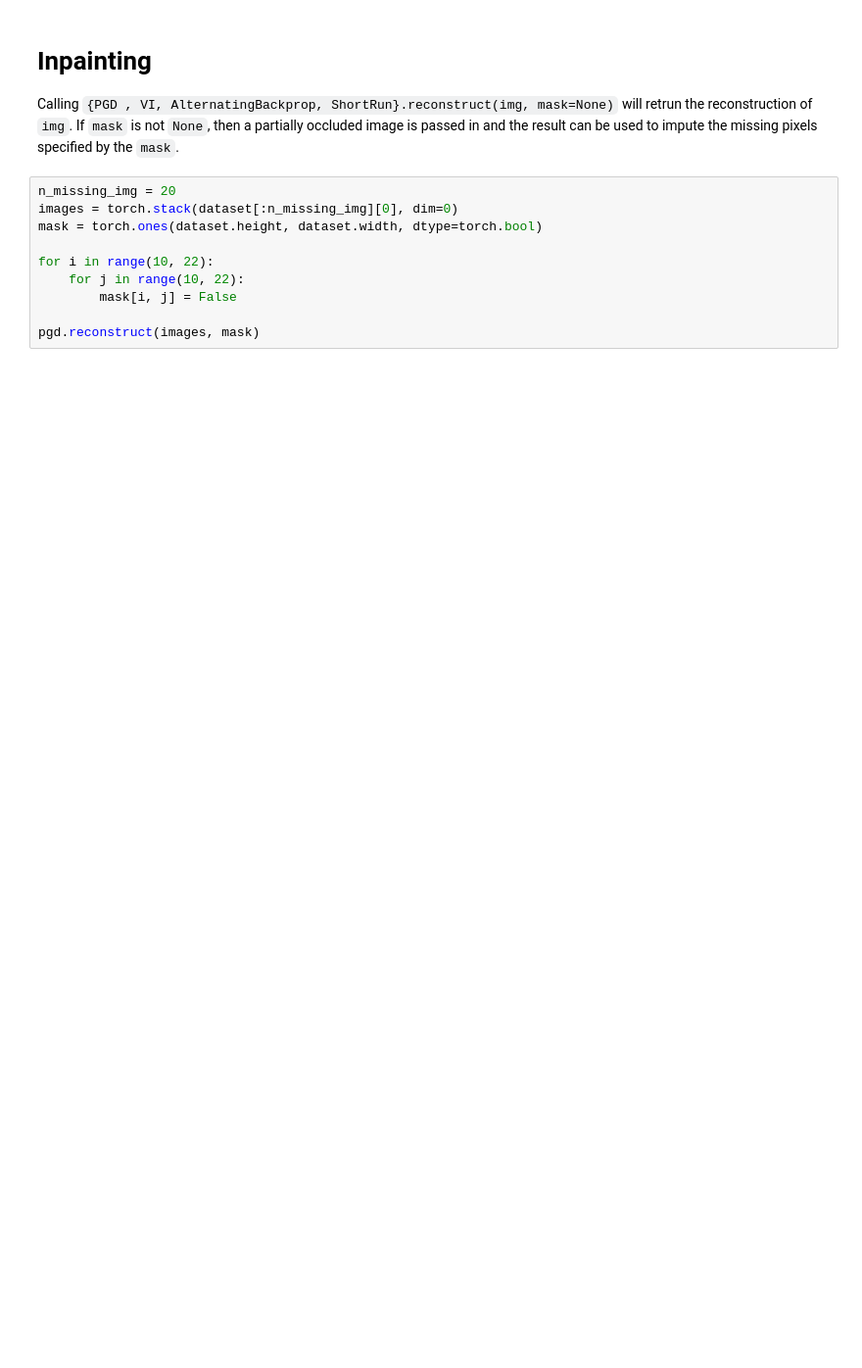
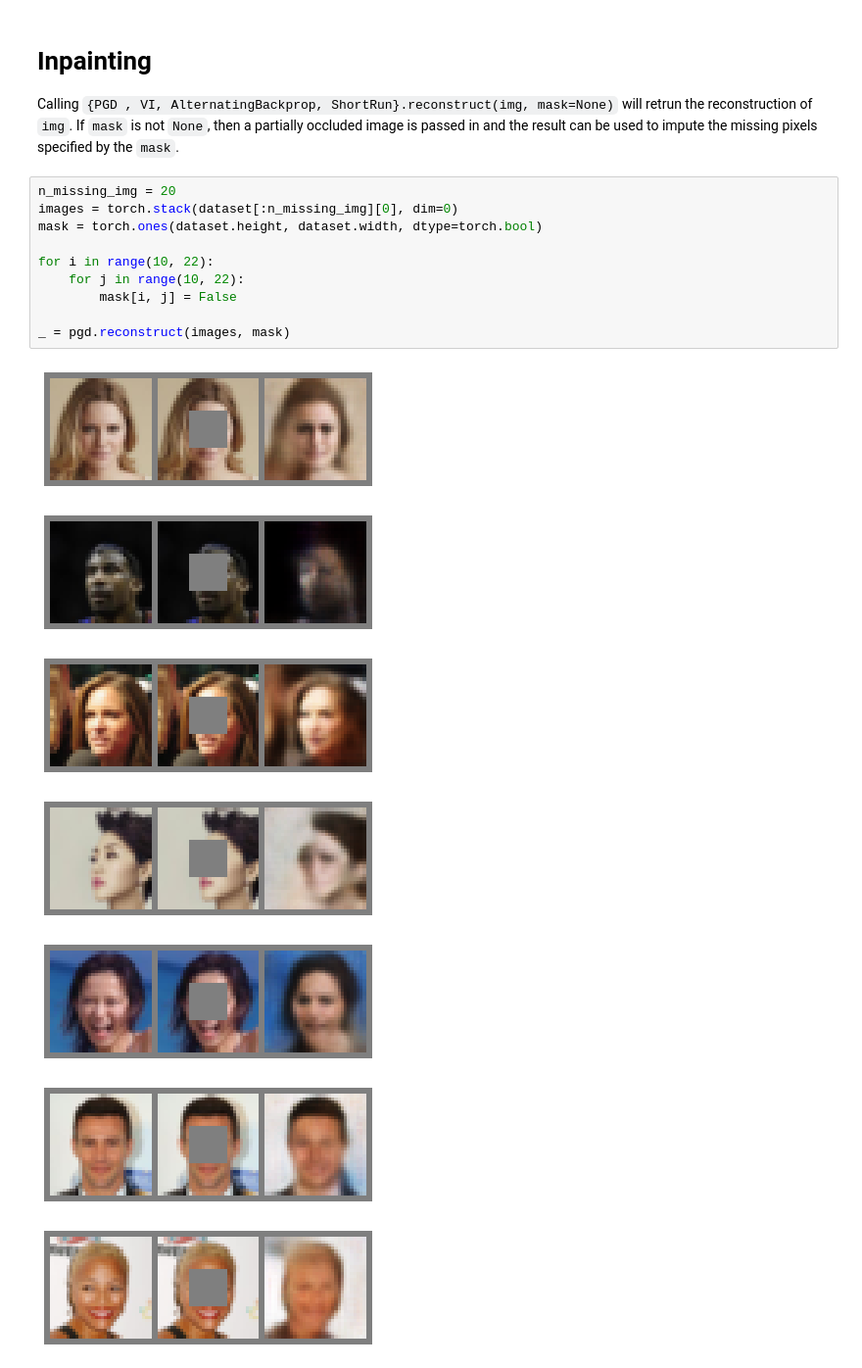
Before and after one commit to juankuntz/ParEM, a Jupyter notebook: torch/notebooks/CelebA.ipynb, the cells around one changed output. Shown at 98% size. Drawn from its saved outputs; the diff is of its cells as text; blank space fills up the shorter version.

```diff
--- a/torch/notebooks/CelebA.ipynb
+++ b/torch/notebooks/CelebA.ipynb
@@ -122,10 +148,18 @@ Calling `{PGD , VI, AlternatingBackprop, ShortRun}.reconstruct(img, mask=None)`
 # %%
 n_missing_img = 20
 images = torch.stack(dataset[:n_missing_img][0], dim=0)
 mask = torch.ones(dataset.height, dataset.width, dtype=torch.bool)
 
 for i in range(10, 22):
     for j in range(10, 22):
         mask[i, j] = False
 
-pgd.reconstruct(images, mask)
+_ = pgd.reconstruct(images, mask)
+# %% [output]
+[figure, added]
+[figure, added]
+[figure, added]
+[figure, added]
+[figure, added]
+[figure, added]
+[figure, added]
```
Also changed, not shown: parts of 9 cells of this notebook.
